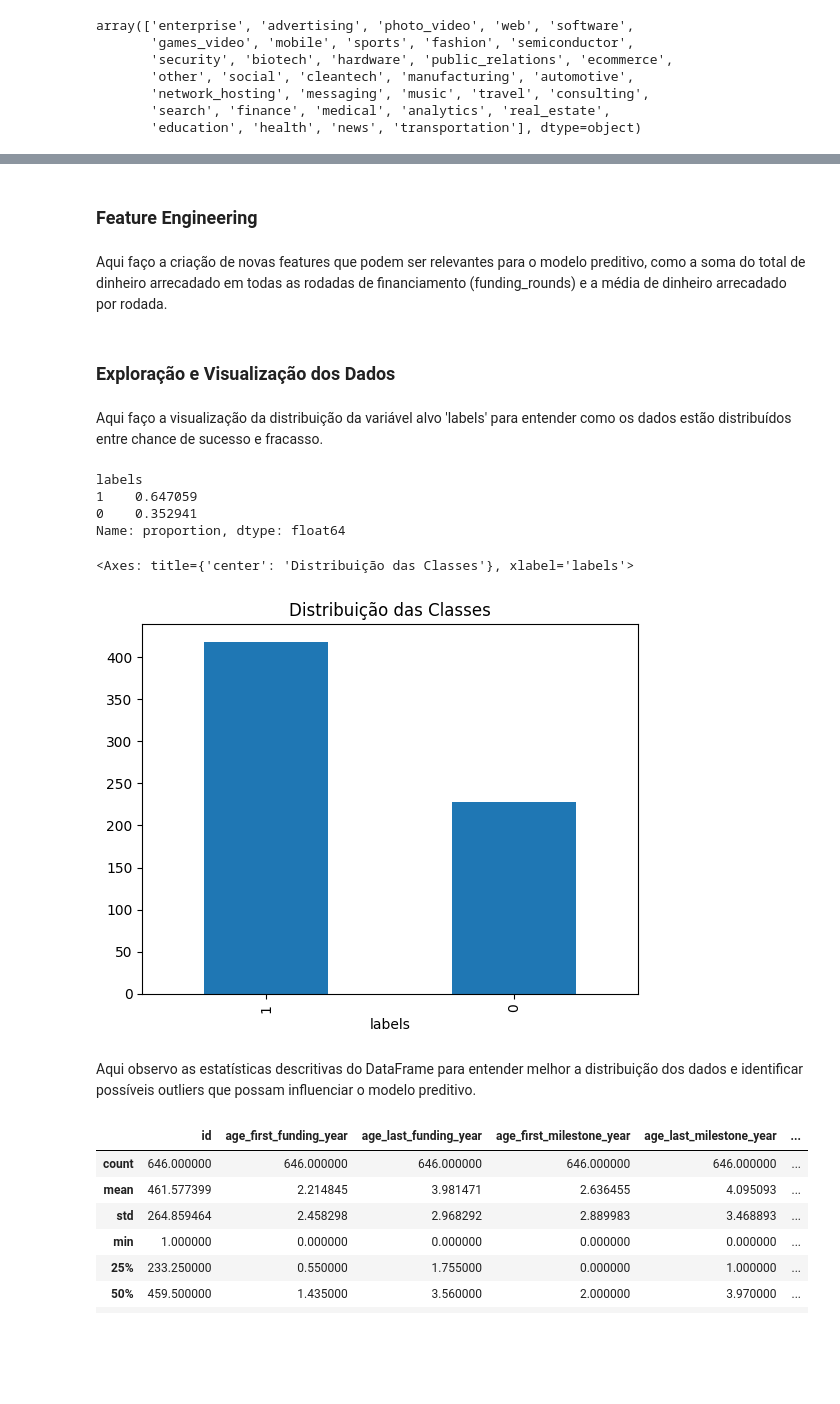
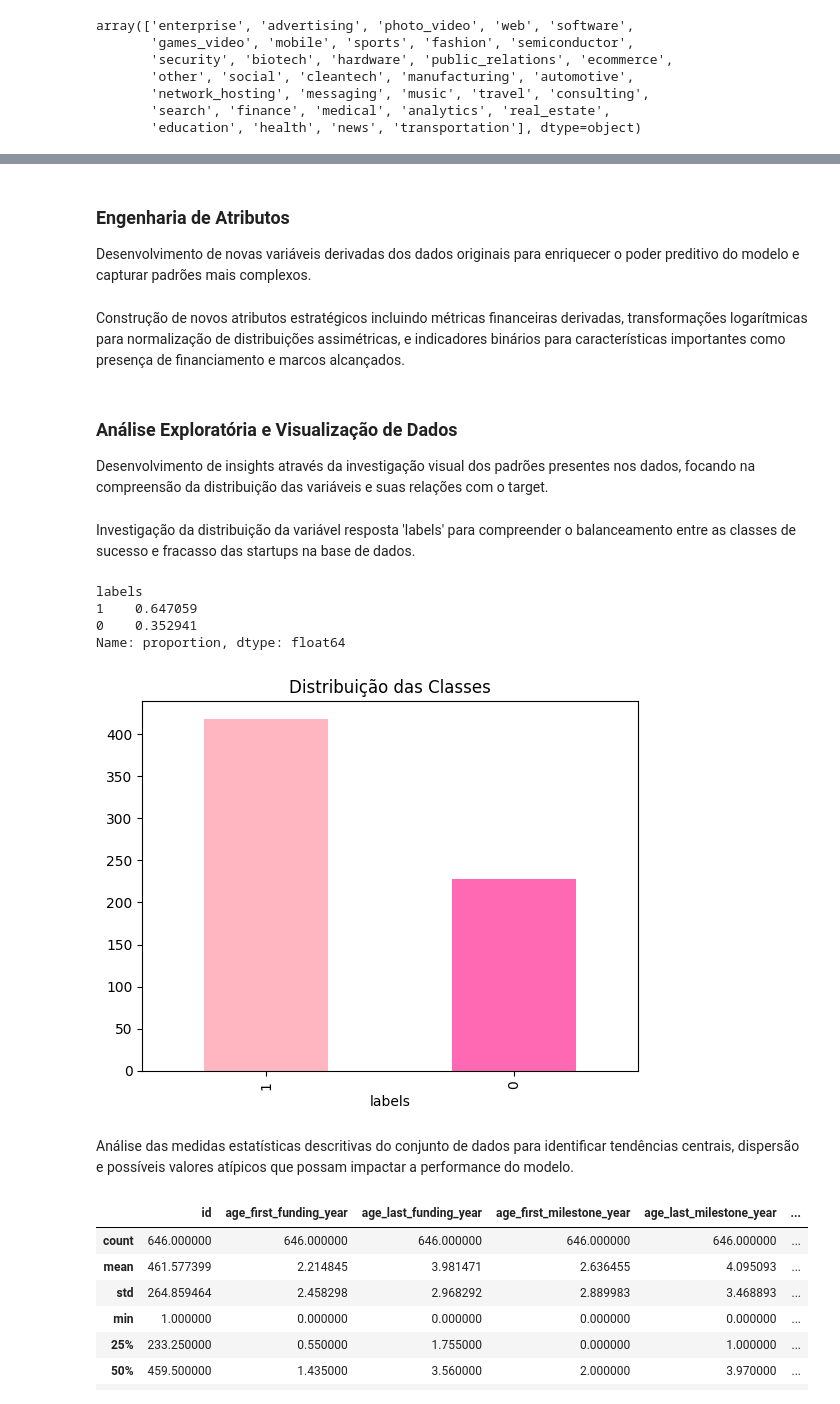
Before and after one commit to guedesrayssa/modelo-preditivo-startups, a Jupyter notebook: startup_success_model.ipynb, the cells around one changed output, grey strips where cells are left out. Saved outputs shown, nothing was run; the diff lists cells and outputs as text; code cells hidden in the pictures; blank space fills up the shorter version.

```diff
--- a/startup_success_model.ipynb
+++ b/startup_success_model.ipynb
@@ -114,9 +118,11 @@ test_cat_df = pd.DataFrame(test_cat_encoded, columns=cols_encoded, index=test.in
 train = pd.concat([train.drop(columns=['category_code']), train_cat_df], axis=1) # concatena o dataframe com as colunas codificadas e remove a coluna category_code do arquivo de treino
 test = pd.concat([test.drop(columns=['category_code']), test_cat_df], axis=1) # concatena o dataframe com as colunas codificadas e remove a coluna category_code do arquivo de teste
 # %% [markdown]
-### Feature Engineering
+### Engenharia de Atributos
+
+Desenvolvimento de novas variáveis derivadas dos dados originais para enriquecer o poder preditivo do modelo e capturar padrões mais complexos.
 # %% [markdown]
-Aqui faço a criação de novas features que podem ser relevantes para o modelo preditivo, como a soma do total de dinheiro arrecadado em todas as rodadas de financiamento (funding_rounds) e a média de dinheiro arrecadado por rodada.
+Construção de novos atributos estratégicos incluindo métricas financeiras derivadas, transformações logarítmicas para normalização de distribuições assimétricas, e indicadores binários para características importantes como presença de financiamento e marcos alcançados.
 # %%
 # cria uma nova coluna com o valor do funding por round
 train['funding_per_round'] = train['funding_total_usd'] / (train['funding_rounds'] + 1)
@@ -142,21 +148,23 @@ test['has_milestone'] = (test['milestones'] > 0).astype(int)
 train['milestone_ratio'] = train['milestones'] / (train['age_last_milestone_year'] + 1)
 test['milestone_ratio'] = test['milestones'] / (test['age_last_milestone_year'] + 1)
 # %% [markdown]
-### Exploração e Visualização dos Dados
+### Análise Exploratória e Visualização de Dados
+
+Desenvolvimento de insights através da investigação visual dos padrões presentes nos dados, focando na compreensão da distribuição das variáveis e suas relações com o target.
 # %% [markdown]
-Aqui faço a visualização da distribuição da variável alvo 'labels' para entender como os dados estão distribuídos entre chance de sucesso e fracasso.
+Investigação da distribuição da variável resposta 'labels' para compreender o balanceamento entre as classes de sucesso e fracasso das startups na base de dados.
 # %%
 print(train['labels'].value_counts(normalize=True)) # verifica a prorporção de zero e um na coluna 'labels'
-train['labels'].value_counts().plot(kind='bar', title='Distribuição das Classes') # plota um gráfico de barras com a distribuição da coluna 'labels'
+train['labels'].value_counts().plot(kind='bar', title='Distribuição das Classes', color=['#FFB6C1', '#FF69B4']) # plota um gráfico de barras com a distribuição da coluna 'labels'
+plt.show()
 # %% [output]
 labels
 1    0.647059
 0    0.352941
 Name: proportion, dtype: float64
-<Axes: title={'center': 'Distribuição das Classes'}, xlabel='labels'>
-[figure, old version]
+[figure, new version]
 # %% [markdown]
-Aqui observo as estatísticas descritivas do DataFrame para entender melhor a distribuição dos dados e identificar possíveis outliers que possam influenciar o modelo preditivo.
+Análise das medidas estatísticas descritivas do conjunto de dados para identificar tendências centrais, dispersão e possíveis valores atípicos que possam impactar a performance do modelo.
 # %%
 train.describe() # mostra as estatísticas descritivas do dataframe
 # %% [output]
```
Also changed, not shown: parts of 30 cells of this notebook.
